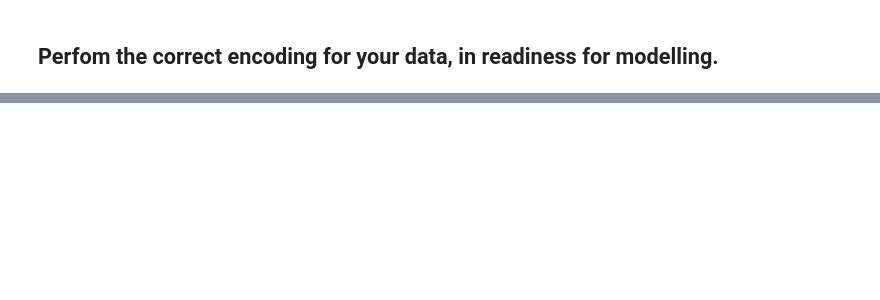
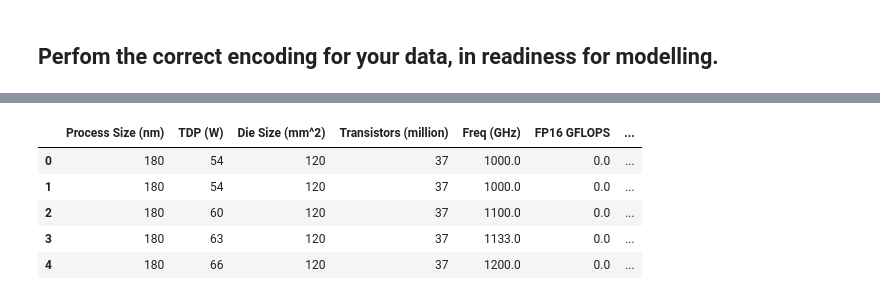
Before and after one commit to memmar1/Machine-Learning, a Jupyter notebook: Machine_Learning/01. week1_project/Week1_Project.ipynb, the cells around one changed output, grey strips where cells are left out. Cells and saved outputs as stored; diff of their text form; code cells hidden in the pictures; blank space fills up the shorter version.

```diff
--- a/Machine_Learning/01. week1_project/Week1_Project.ipynb
+++ b/Machine_Learning/01. week1_project/Week1_Project.ipynb
@@ -390,0 +415,9 @@ plt.show()
+# %%
+numeric_data.head()
+# %% [output]
+|  | Process Size (nm) | TDP (W) | Die Size (mm^2) | Transistors (million) | Freq (GHz) | FP16 GFLOPS | ... |
+| 0 | 180 | 54 | 120 | 37 | 1000.0 | 0.0 | ... |
+| 1 | 180 | 54 | 120 | 37 | 1000.0 | 0.0 | ... |
+| 2 | 180 | 60 | 120 | 37 | 1100.0 | 0.0 | ... |
+| 3 | 180 | 63 | 120 | 37 | 1133.0 | 0.0 | ... |
+| 4 | 180 | 66 | 120 | 37 | 1200.0 | 0.0 | ... |
```
Also changed, not shown: parts of 30 cells of this notebook, 1 other file.
